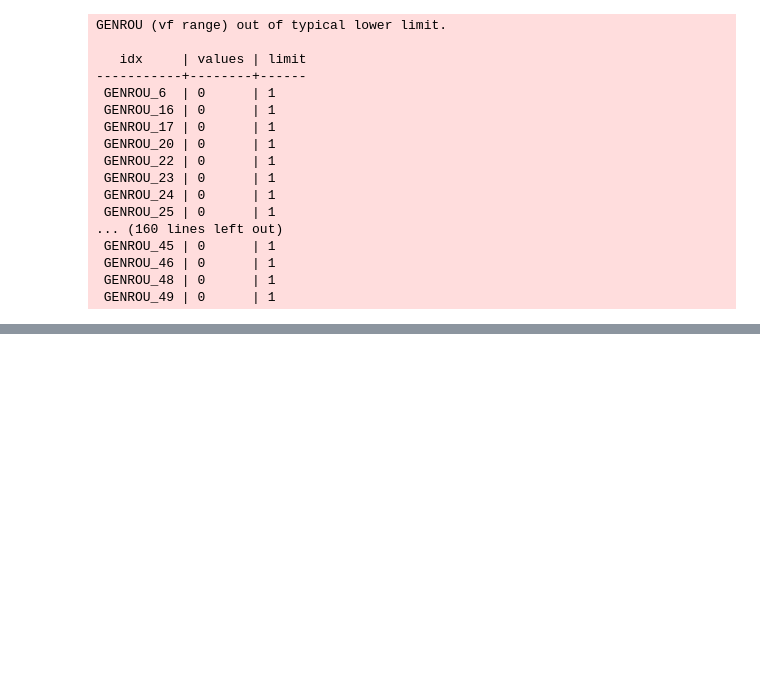
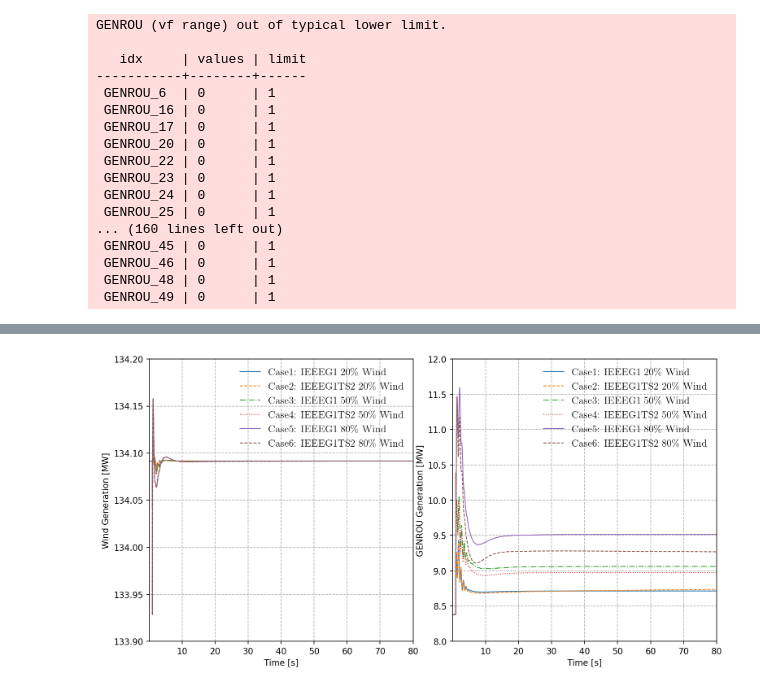
Before and after one commit to jinningwang/thermal_inertia, a Jupyter notebook: CaseStudy.ipynb, the cells around one changed output, grey strips where cells are left out. Cells and saved outputs as stored; diff of their text form; code cells hidden in the pictures; blank space fills up the shorter version.

Commit message:
Rerun Case Study

```diff
--- a/CaseStudy.ipynb
+++ b/CaseStudy.ipynb
@@ -155,17 +180,20 @@ for ss in [s1, s2, s3, s4, s5, s6]:
 # %%
 legends = [r'Case1: IEEEG1 20\% Wind',
-           r'Case2: IEEEG1TS 20\% Wind',
+           r'Case2: IEEEG1TS2 20\% Wind',
            r'Case3: IEEEG1 50\% Wind',
-           r'Case4: IEEEG1TS 50\% Wind']
-colors = ['tab:blue', 'tab:orange', 'tab:green', 'tab:red']
-linestyles = ['-', '--', '-.', ':']
+           r'Case4: IEEEG1TS2 50\% Wind',
+           r'Case5: IEEEG1 80\% Wind',
+           r'Case6: IEEEG1TS2 80\% Wind']
+colors = ['tab:blue', 'tab:orange', 'tab:green',
+          'tab:red', 'tab:purple', 'tab:brown']
+linestyles = ['-', '--', '-.', ':', '-', '--']
 # %%
 plt.style.use('default')
 fig0, ax0 = plt.subplots(1, 2, figsize=(12, 6), dpi=150)
 plt.subplots_adjust(wspace=0.15)
 
 a = (0,)
-wmin, wmax = 86.48, 86.52
+wmin, wmax = 133.9, 134.2
 _ = s1.TDS.plt.plot(s1.REGCA1.Pe,
                     a=a,
                     ymin=wmin, ymax=wmax,
@@ -200,8 +228,25 @@ _ = s4.TDS.plt.plot(s4.REGCA1.Pe,
                     colors=[colors[3]],
                     linestyles=[linestyles[3]],
                     fig=fig0, ax=ax0[0],)
+_ = s5.TDS.plt.plot(s5.REGCA1.Pe,
+                    a=a,
+                    ymin=wmin, ymax=wmax,
+                    ytimes=s5.config.mva,
+                    yheader=[legends[4]],
+                    show=False,
+                    colors=[colors[4]],
+                    linestyles=[linestyles[4]],
+                    fig=fig0, ax=ax0[0],)
+_ = s6.TDS.plt.plot(s6.REGCA1.Pe,
+                    a=a,
+                    ytimes=s6.config.mva,
+                    yheader=[legends[5]],
+                    show=False,
+                    colors=[colors[5]],
+                    linestyles=[linestyles[5]],
+                    fig=fig0, ax=ax0[0],)
 
-smin, smax = 8, 11
+smin, smax = 8, 12
 a=(10,)
 _ = s1.TDS.plt.plot(s1.GENROU.Pe,
                     a=a,
@@ -210,33 +255,52 @@ _ = s1.TDS.plt.plot(s1.GENROU.Pe,
                     yheader=[legends[0]],
                     show=False, grid=True,
                     ylabel='GENROU Generation [MW]',
                     colors=[colors[0]],
                     linestyles=[linestyles[0]],
                     fig=fig0, ax=ax0[1],)
 _ = s2.TDS.plt.plot(s2.GENROU.Pe,
                     a=a,
                     ytimes=s2.config.mva,
                     yheader=[legends[1]],
                     show=False,
                     colors=[colors[1]],
                     linestyles=[linestyles[1]],
                     fig=fig0, ax=ax0[1],)
 _ = s3.TDS.plt.plot(s3.GENROU.Pe,
                     a=a,
                     ytimes=s3.config.mva,
                     yheader=[legends[2]],
                     show=False,
                     colors=[colors[2]],
                     linestyles=[linestyles[2]],
                     fig=fig0, ax=ax0[1],)
 _ = s4.TDS.plt.plot(s4.GENROU.Pe,
                     a=a,
                     ytimes=s4.config.mva,
                     yheader=[legends[3]],
                     show=False,
                     colors=[colors[3]],
                     linestyles=[linestyles[3]],
                     fig=fig0, ax=ax0[1],)
+_ = s5.TDS.plt.plot(s5.GENROU.Pe,
+                    a=a,
+                    ymin=smin, ymax=smax,
+                    ytimes=s5.config.mva,
+                    yheader=[legends[4]],
+                    show=False,
+                    colors=[colors[4]],
+                    linestyles=[linestyles[4]],
+                    fig=fig0, ax=ax0[1],)
+_ = s6.TDS.plt.plot(s6.GENROU.Pe,
+                    a=a,
+                    ytimes=s6.config.mva,
+                    yheader=[legends[5]],
+                    show=False,
+                    colors=[colors[5]],
+                    linestyles=[linestyles[5]],
+                    fig=fig0, ax=ax0[1],)
+# %% [output]
+[figure, added]
 # %%
 plt.style.use('default')
 fig, ax = plt.subplots(1, 2, figsize=(12, 6), dpi=150)
```
Also changed, not shown: parts of 5 cells of this notebook.
